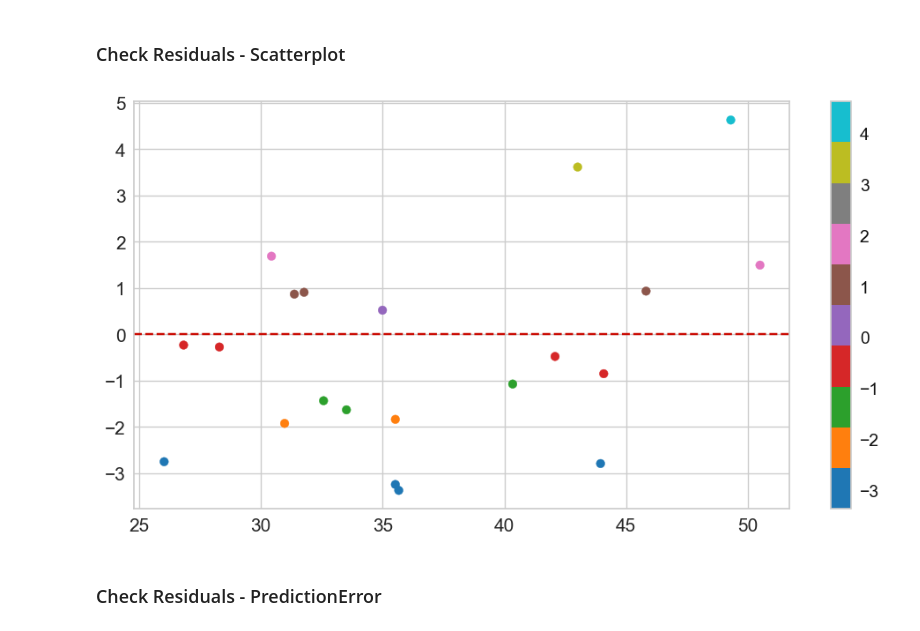
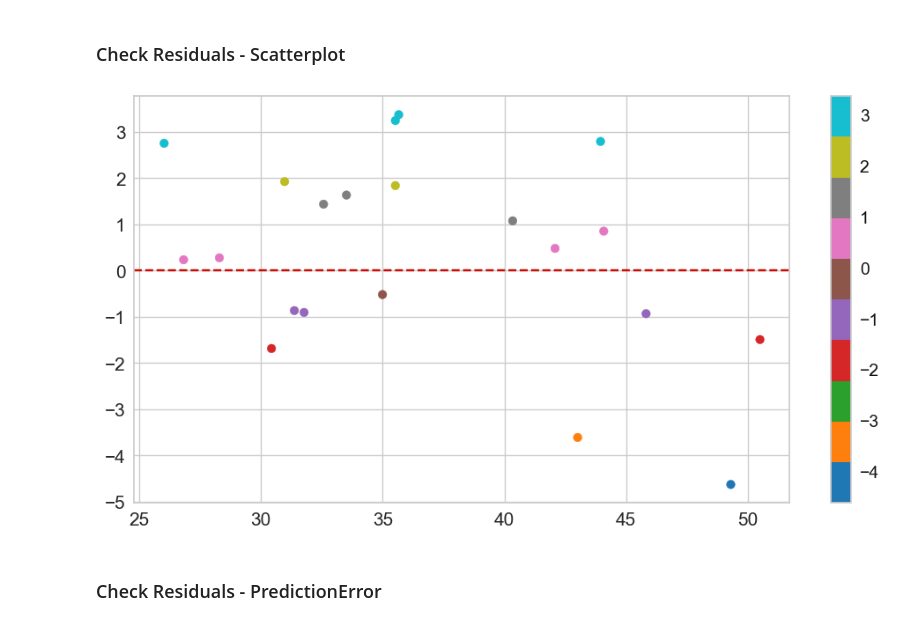
Before and after one commit to celik-muhammed/ML-Concrete-Slump-Test-Regression-Analysis-Case-Study, a Jupyter notebook: ML-Concrete-Slump-Test-Regression-Analysis-Case-Study.ipynb, the cells around one changed output. Saved outputs shown, nothing was run; the diff lists cells and outputs as text; code cells hidden in the pictures.

```diff
--- a/ML-Concrete-Slump-Test-Regression-Analysis-Case-Study.ipynb
+++ b/ML-Concrete-Slump-Test-Regression-Analysis-Case-Study.ipynb
@@ -688,13 +688,13 @@ plt.legend(loc='upper left')
 ### Check Residuals - Scatterplot
 # %%
 # Residuals scatterplot test data
-plt.scatter(x=y_test, y=-(y_pred-y_test), c=-(y_pred-y_test), cmap= 'tab10', label='Test')
+plt.scatter(x=y_test, y=-(y_test-y_pred), c=-(y_test-y_pred), cmap= 'tab10', label='Test')
 plt.axhline(y = 0, color ="r", linestyle = "--")
 
 # colorbar tick_params
 plt.colorbar().ax.tick_params(axis='both', labelsize=14, colors='k')
 # %% [output]
-[figure, old version]
+[figure, new version]
 # %% [markdown]
 ### Check Residuals - PredictionError
 # %%
```
Also changed, not shown: parts of 4 cells of this notebook.
